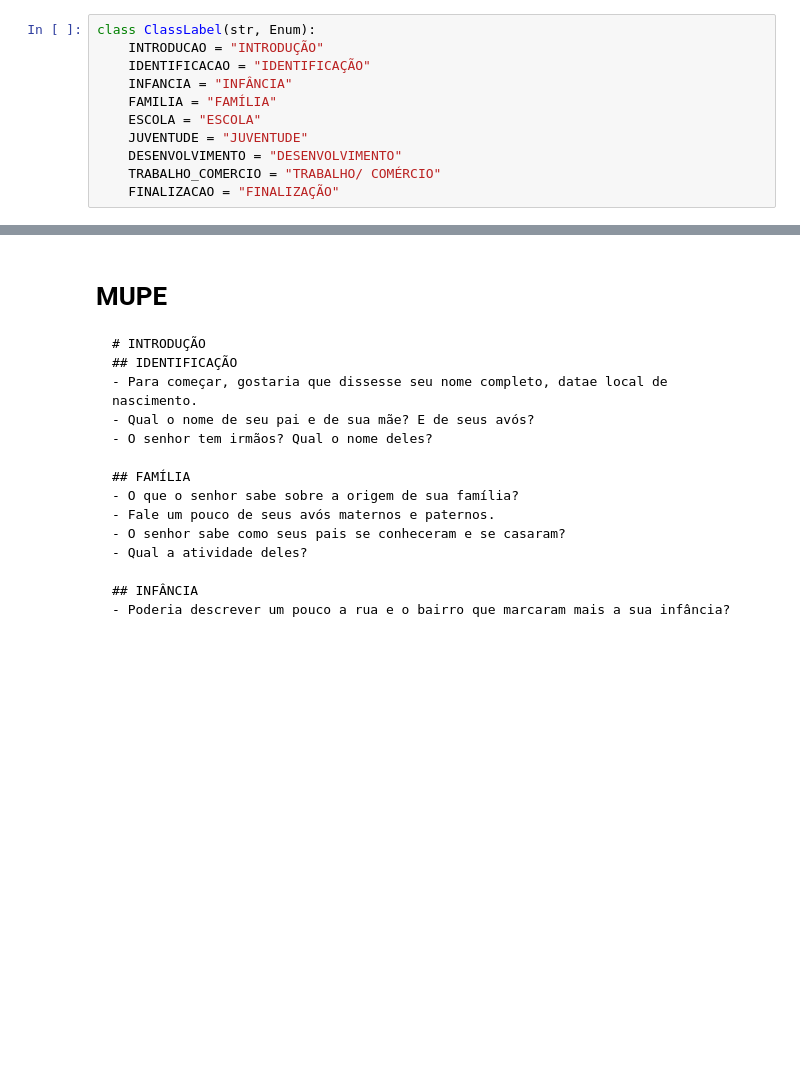
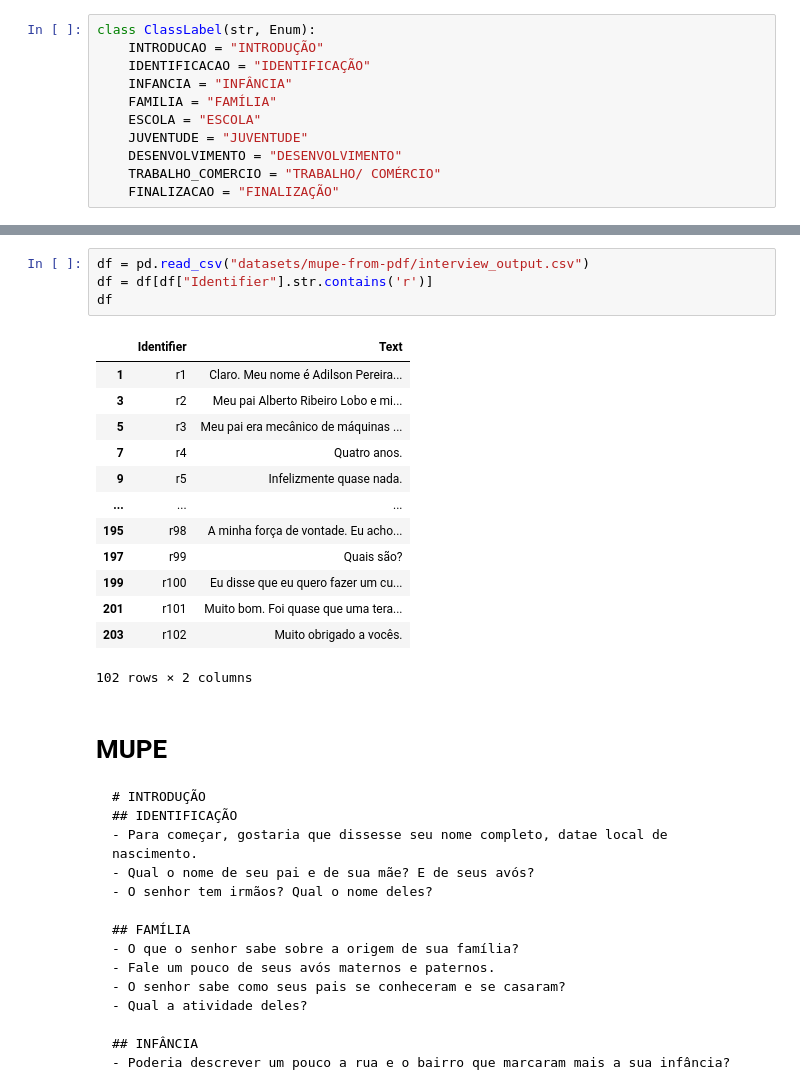
Before and after one commit to antonioMoreira/my-masters-degree, a Jupyter notebook: notebooks/mupe-dataset.ipynb, the cells around one changed output, grey strips where cells are left out. Cells and saved outputs as stored; diff of their text form; blank space fills up the shorter version.

```diff
--- a/notebooks/mupe-dataset.ipynb
+++ b/notebooks/mupe-dataset.ipynb
@@ -811,3 +733,21 @@ df = mupe_train_sample.copy()
+# %%
+df = pd.read_csv("datasets/mupe-from-pdf/interview_output.csv")
+df = df[df["Identifier"].str.contains('r')]
+df
+# %% [output]
+|  | Identifier | Text |
+| 1 | r1 | Claro. Meu nome é Adilson Pereira... |
+| 3 | r2 | Meu pai Alberto Ribeiro Lobo e mi... |
+| 5 | r3 | Meu pai era mecânico de máquinas ... |
+| 7 | r4 | Quatro anos. |
+| 9 | r5 | Infelizmente quase nada. |
+| ... | ... | ... |
+| 195 | r98 | A minha força de vontade. Eu acho... |
+| 197 | r99 | Quais são? |
+| 199 | r100 | Eu disse que eu quero fazer um cu... |
+| 201 | r101 | Muito bom. Foi quase que uma tera... |
+| 203 | r102 | Muito obrigado a vocês. |
+102 rows × 2 columns
 # %% [markdown]
 # MUPE
 
```
Also changed, not shown: parts of 15 cells of this notebook, 4 other files.
